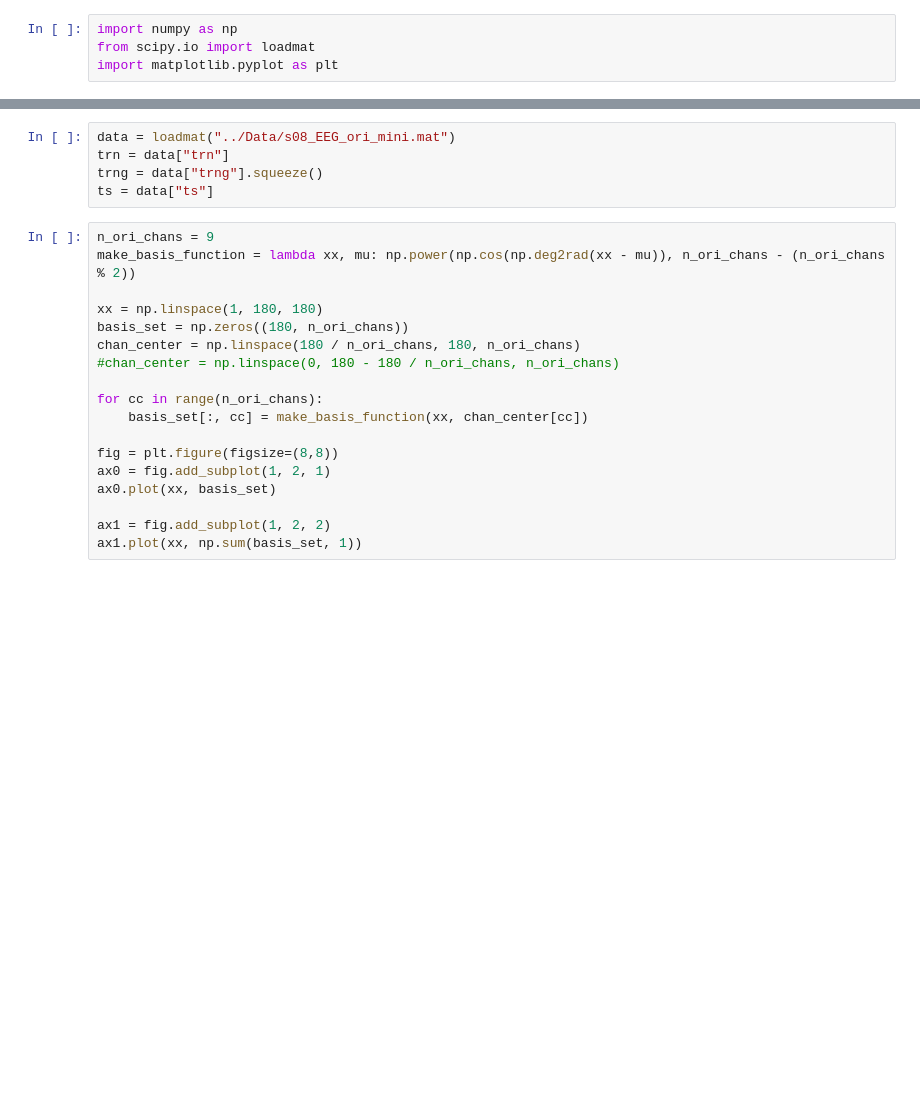
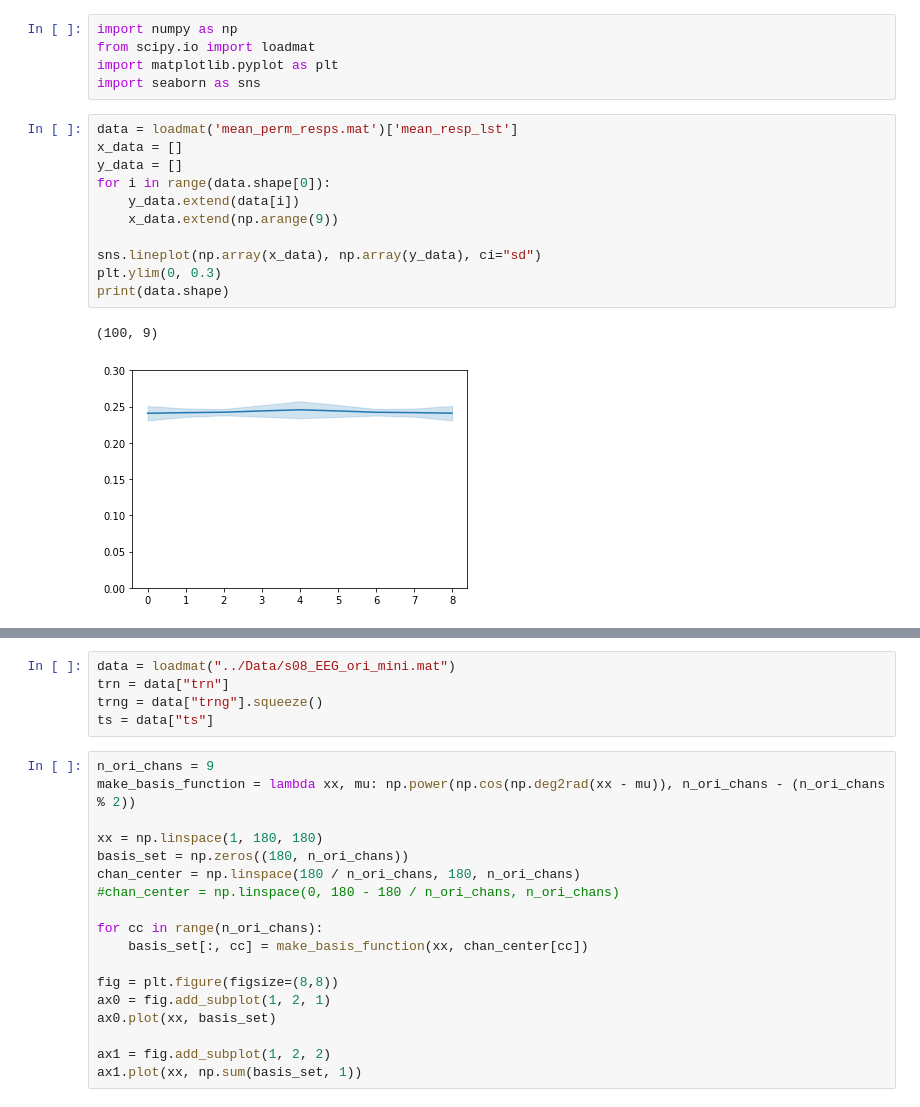
Before and after one commit to hmallen99/IEM-tutorial, a Jupyter notebook: IEM_ori_MEG.ipynb, the cells around one changed output, grey strips where cells are left out. Drawn from its saved outputs; the diff is of its cells as text; blank space fills up the shorter version.

```diff
--- a/IEM_ori_MEG.ipynb
+++ b/IEM_ori_MEG.ipynb
@@ -2,3 +2,18 @@
 import numpy as np
 from scipy.io import loadmat
 import matplotlib.pyplot as plt
+import seaborn as sns
+# %%
+data = loadmat('mean_perm_resps.mat')['mean_resp_lst']
+x_data = []
+y_data = []
+for i in range(data.shape[0]):
+    y_data.extend(data[i])
+    x_data.extend(np.arange(9))
+
+sns.lineplot(np.array(x_data), np.array(y_data), ci="sd")
+plt.ylim(0, 0.3)
+print(data.shape)
+# %% [output]
+(100, 9)
+[figure, added]
```
Also changed, not shown: parts of 1 cell of this notebook, 18 other files.
